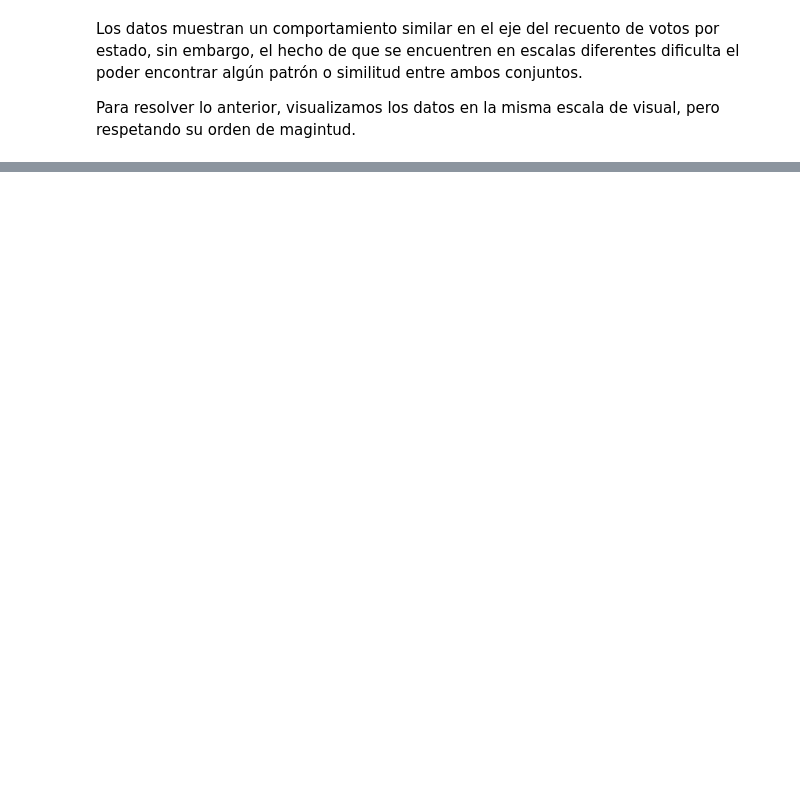
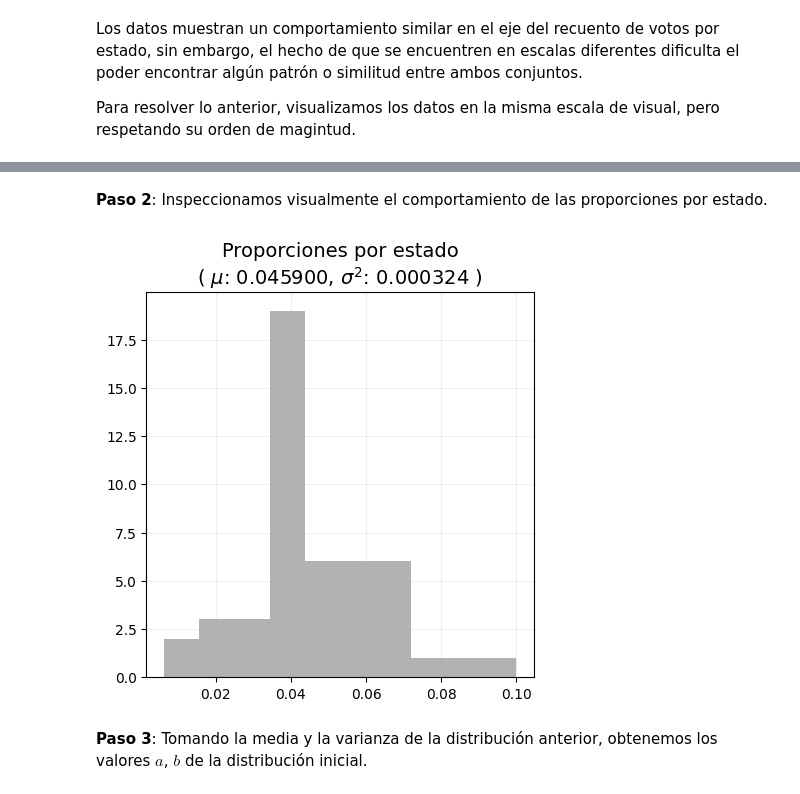
Before and after one commit to CAMM961001/bayes-first-steps, a Jupyter notebook: bayes-first-steps.ipynb, the cells around one changed output, grey strips where cells are left out. Cells and saved outputs as stored; diff of their text form; code cells hidden in the pictures; blank space fills up the shorter version.

```diff
--- a/bayes-first-steps.ipynb
+++ b/bayes-first-steps.ipynb
@@ -155,0 +194,17 @@ Con la visualización anterior se vuelve evidente que el número de votos que tu
+# %% [markdown]
+**Paso 2**: Inspeccionamos visualmente el comportamiento de las proporciones por estado.
+# %%
+m = prop['prop_mle'].mean()
+s2 = prop['prop_mle'].var()
+
+fig, ax = plt.subplots(figsize=(5,5))
+
+plt.hist(x=prop['prop_mle'], color='grey', alpha=0.6)
+plt.title(f"Proporciones por estado\n( $\mu$: {m:.6f}, $\sigma^2$: {s2:.6f} )", fontsize=plot_settings['title'])
+plt.grid(alpha=0.2)
+
+plt.show()
+# %% [output]
+[figure, added]
+# %% [markdown]
+**Paso 3**: Tomando la media y la varianza de la distribución anterior, obtenemos los valores $a$, $b$ de la distribución inicial.
```
Also changed, not shown: parts of 28 cells of this notebook.
